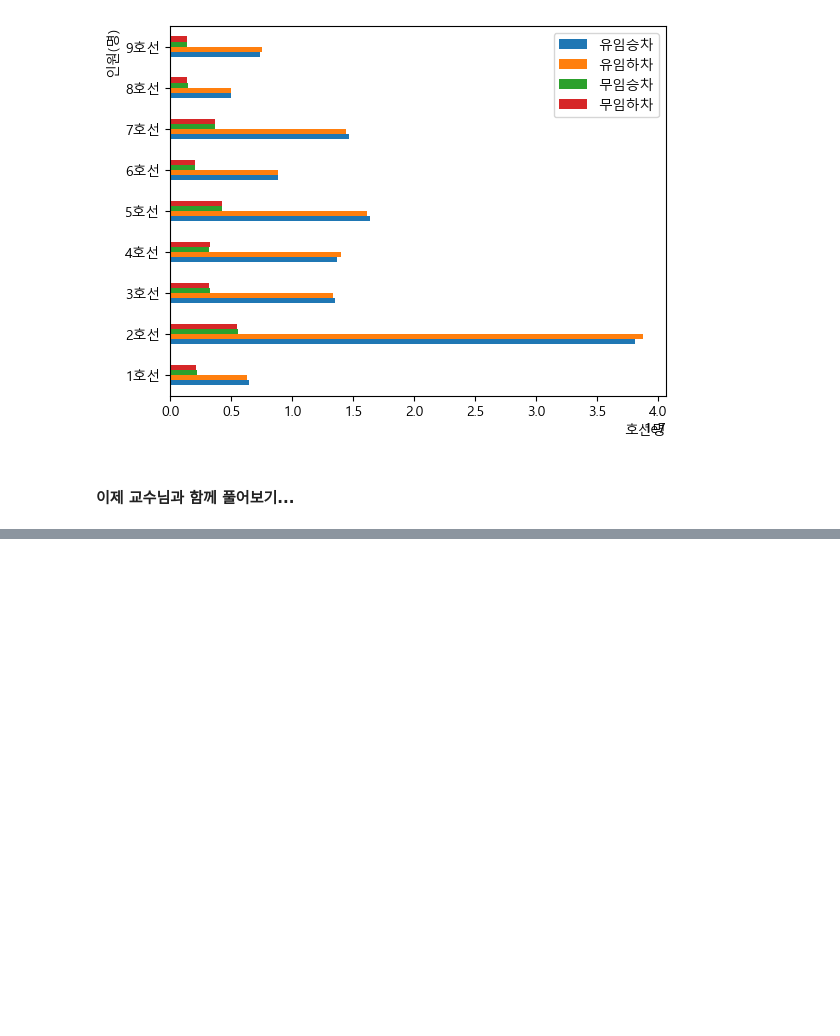
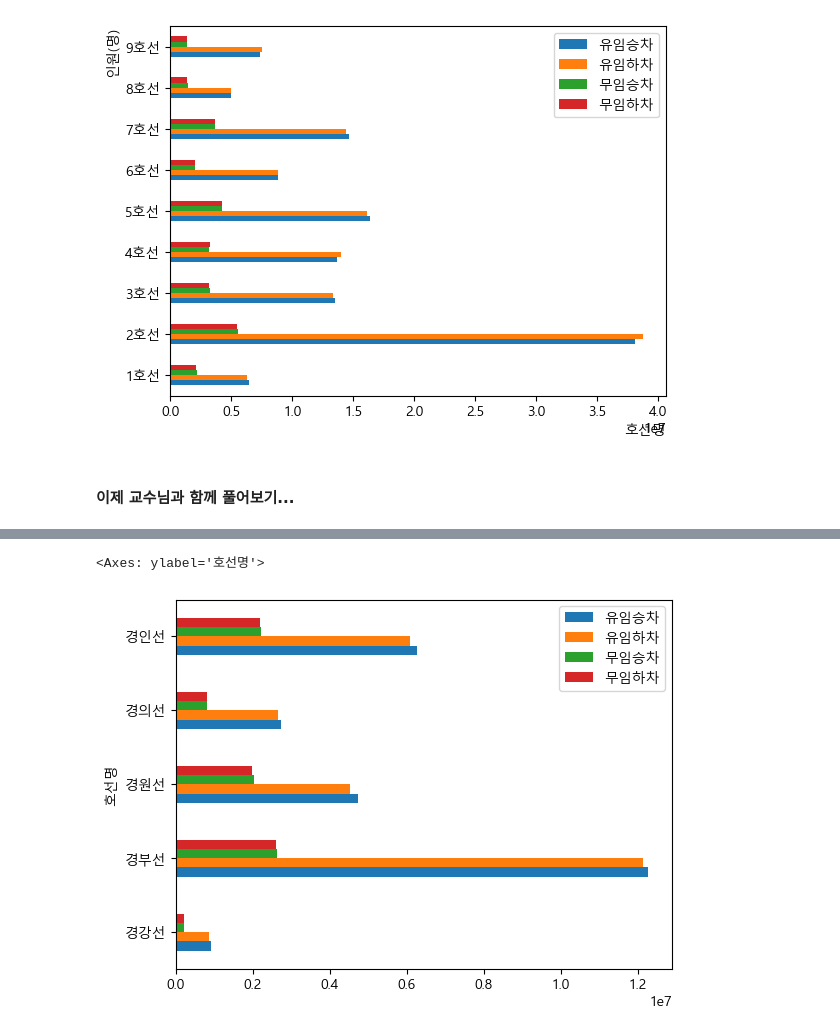
Before and after one commit to hslcrb/kw-competition-practice, a Jupyter notebook: 20260705-일요실습1.ipynb, the cells around one changed output, grey strips where cells are left out. Saved outputs shown, nothing was run; the diff lists cells and outputs as text; code cells hidden in the pictures; blank space fills up the shorter version.

```diff
--- a/20260705-일요실습1.ipynb
+++ b/20260705-일요실습1.ipynb
@@ -206,0 +326,3 @@ plt.show()
+# %%
+sub_pay_graph2_1=sub_pay[['호선명','유임승차','유임하차','무임승차','무임하차']].groupby(by='호선명').sum()
+sub_pay_graph2_1
@@ -206,0 +386,6 @@ plt.show()
+# %%
+sub_pay_graph2_1.loc['경강선':'경인선'].plot(kind='barh')
+plt.show()
+# %% [output]
+<Axes: ylabel='호선명'>
+[figure, added]
```
Also changed, not shown: parts of 27 cells of this notebook, 5 other files.
